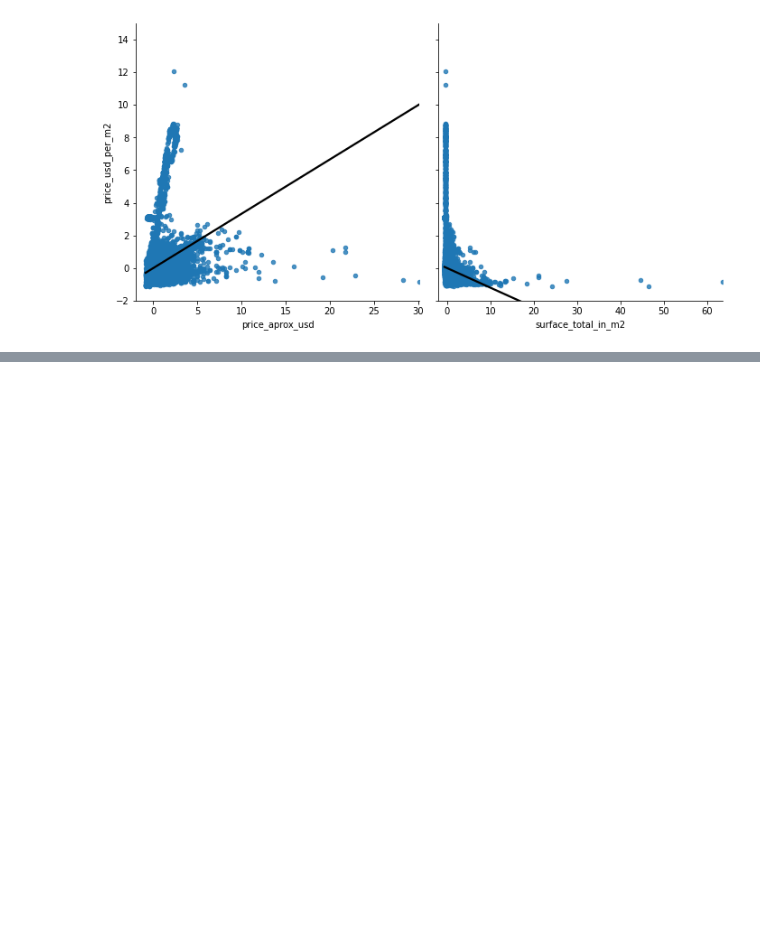
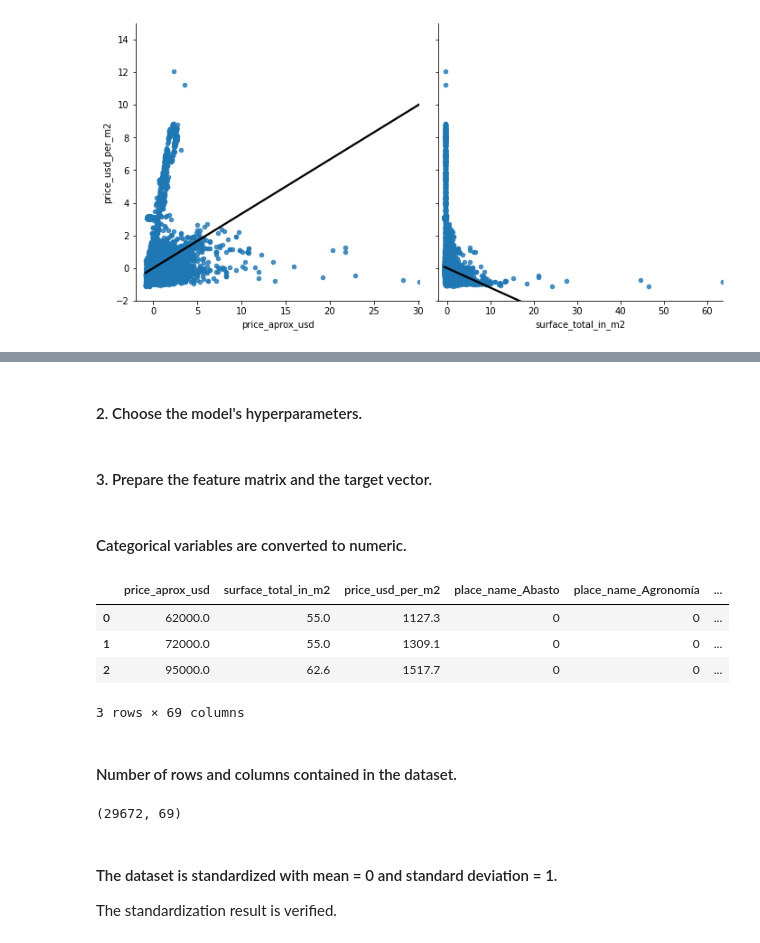
Before and after one commit to JonnathanDMT/Linear-Regression-Models, a Jupyter notebook: CodeWS2.ipynb, the cells around one changed output, grey strips where cells are left out. Cells and saved outputs as stored; diff of their text form; code cells hidden in the pictures; blank space fills up the shorter version.

```diff
--- a/CodeWS2.ipynb
+++ b/CodeWS2.ipynb
@@ -454,0 +466,2 @@ plt.show()
+# %% [markdown]
+#### 2. Choose the model's hyperparameters.
@@ -454,0 +470,22 @@ plt.show()
+# %% [markdown]
+#### 3. Prepare the feature matrix and the target vector.
+# %% [markdown]
+#### Categorical variables are converted to numeric.
+# %%
+data_cat = pd.get_dummies(data, columns = ['place_name','property_type'], drop_first = False)
+data_cat.head(3)
+# %% [output]
+|  | price_aprox_usd | surface_total_in_m2 | price_usd_per_m2 | place_name_Abasto | place_name_Agronomía | ... |
+| 0 | 62000.0 | 55.0 | 1127.3 | 0 | 0 | ... |
+| 1 | 72000.0 | 55.0 | 1309.1 | 0 | 0 | ... |
+| 2 | 95000.0 | 62.6 | 1517.7 | 0 | 0 | ... |
+3 rows × 69 columns
+# %% [markdown]
+#### Number of rows and columns contained in the dataset.
+# %%
+data_cat.shape
+# %% [output]
+(29672, 69)
+# %% [markdown]
+#### The dataset is standardized with mean = 0 and standard deviation = 1.
+The standardization result is verified.
```
Also changed, not shown: parts of 28 cells of this notebook.
